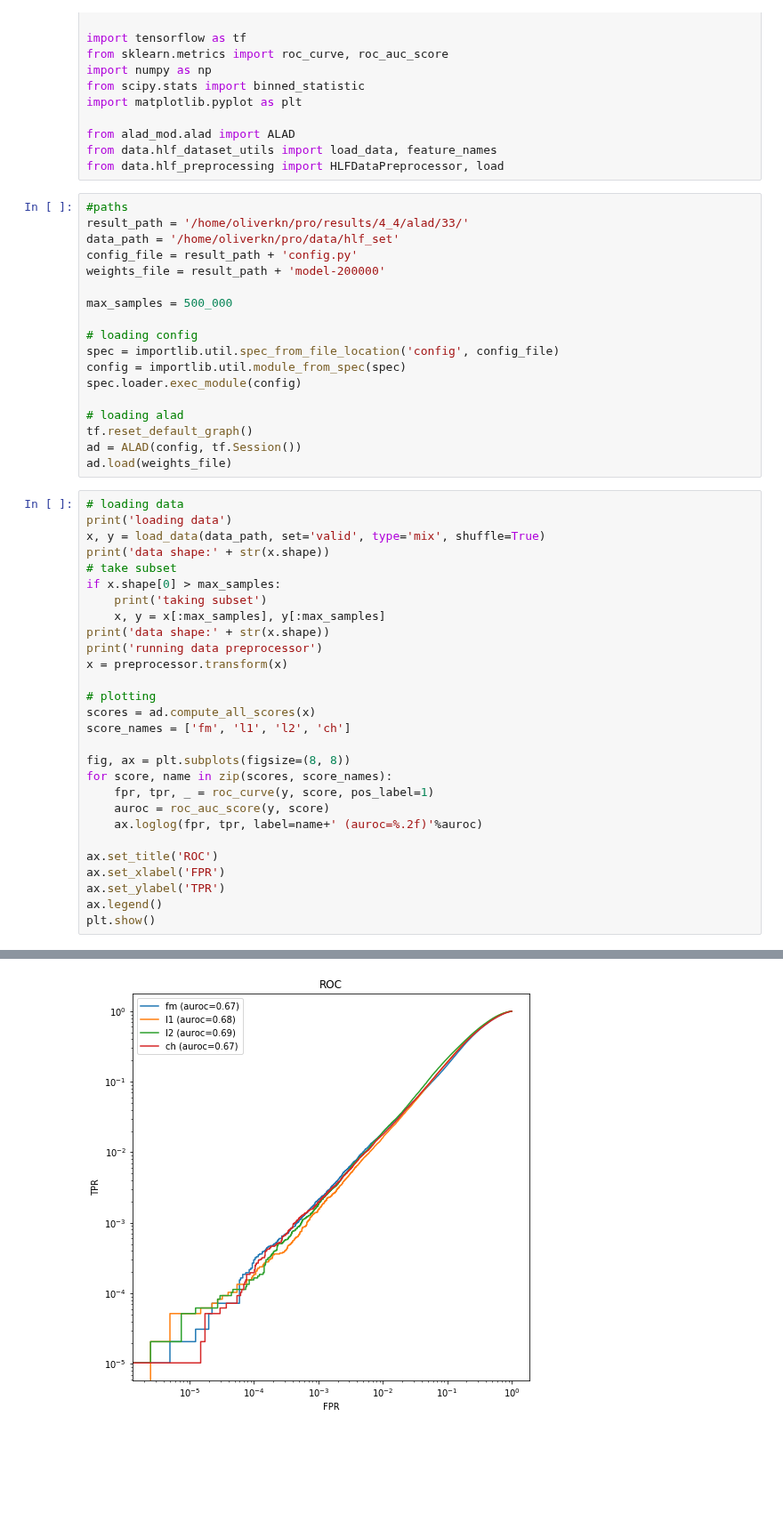
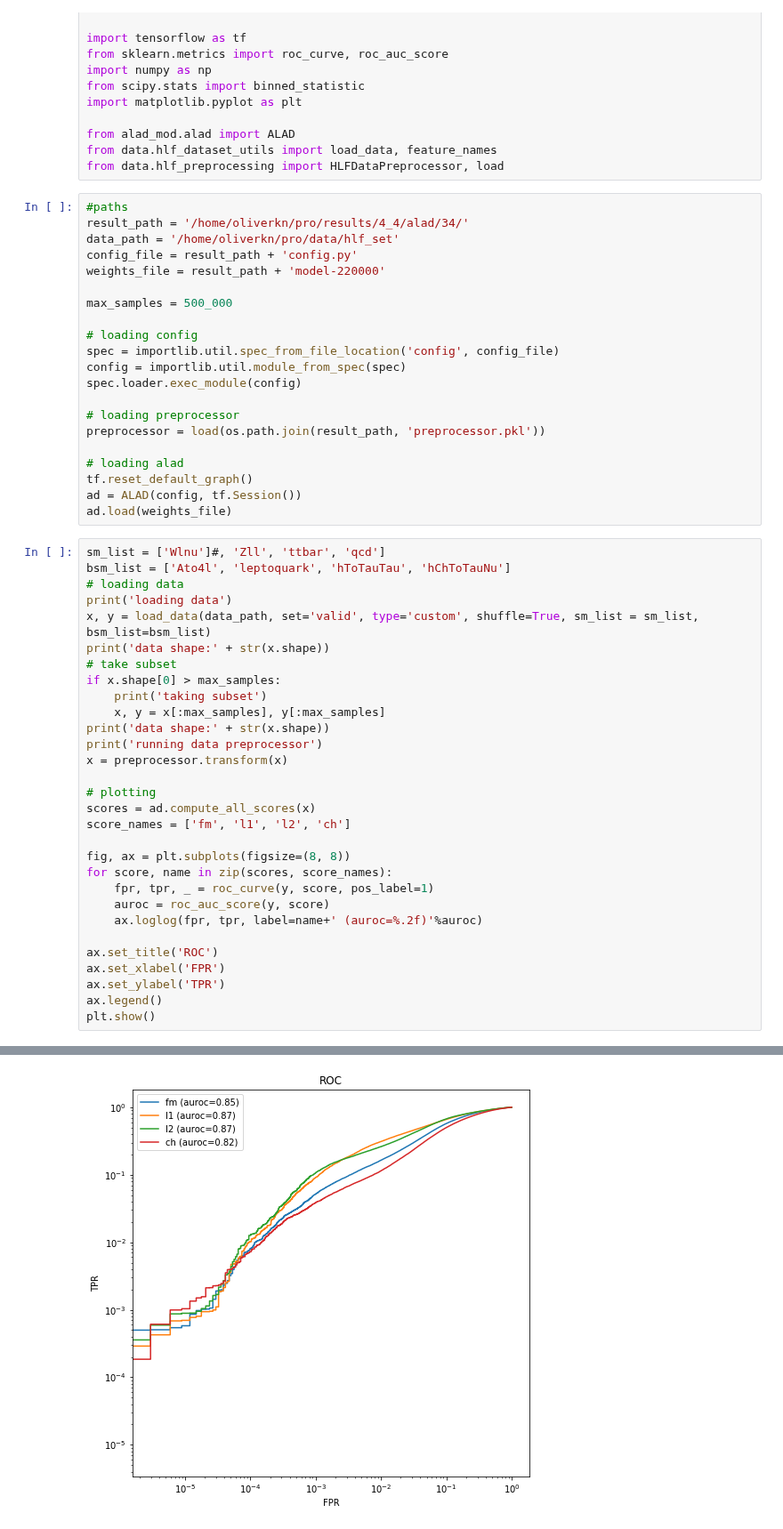
Before and after one commit to oliverkn/alad-for-lhc, a Jupyter notebook: alad_mod/reconstruction_pdf.ipynb, the cells around one changed output, grey strips where cells are left out. Shown at 89% size. Drawn from its saved outputs; the diff is of its cells as text; blank space fills up the shorter version.

```diff
--- a/alad_mod/reconstruction_pdf.ipynb
+++ b/alad_mod/reconstruction_pdf.ipynb
@@ -14,10 +14,10 @@ from data.hlf_dataset_utils import load_data, feature_names
 from data.hlf_preprocessing import HLFDataPreprocessor, load
 # %%
 #paths
-result_path = '/home/oliverkn/pro/results/4_4/alad/33/'
+result_path = '/home/oliverkn/pro/results/4_4/alad/34/'
 data_path = '/home/oliverkn/pro/data/hlf_set'
 config_file = result_path + 'config.py'
-weights_file = result_path + 'model-200000'
+weights_file = result_path + 'model-220000'
 
 max_samples = 500_000
 
@@ -26,14 +26,19 @@ spec = importlib.util.spec_from_file_location('config', config_file)
 config = importlib.util.module_from_spec(spec)
 spec.loader.exec_module(config)
 
+# loading preprocessor
+preprocessor = load(os.path.join(result_path, 'preprocessor.pkl'))
+
 # loading alad
 tf.reset_default_graph()
 ad = ALAD(config, tf.Session())
 ad.load(weights_file)
 # %%
+sm_list = ['Wlnu']#, 'Zll', 'ttbar', 'qcd']
+bsm_list = ['Ato4l', 'leptoquark', 'hToTauTau', 'hChToTauNu']
 # loading data
 print('loading data')
-x, y = load_data(data_path, set='valid', type='mix', shuffle=True)
+x, y = load_data(data_path, set='valid', type='custom', shuffle=True, sm_list = sm_list, bsm_list=bsm_list)
 print('data shape:' + str(x.shape))
 # take subset
 if x.shape[0] > max_samples:
@@ -64,4 +69,4 @@ data shape:(5935040, 23)
 taking subset
 data shape:(500000, 23)
 running data preprocessor
-[figure, old version]
+[figure, new version]
```
Also changed, not shown: parts of 3 cells of this notebook, 6 other files.
